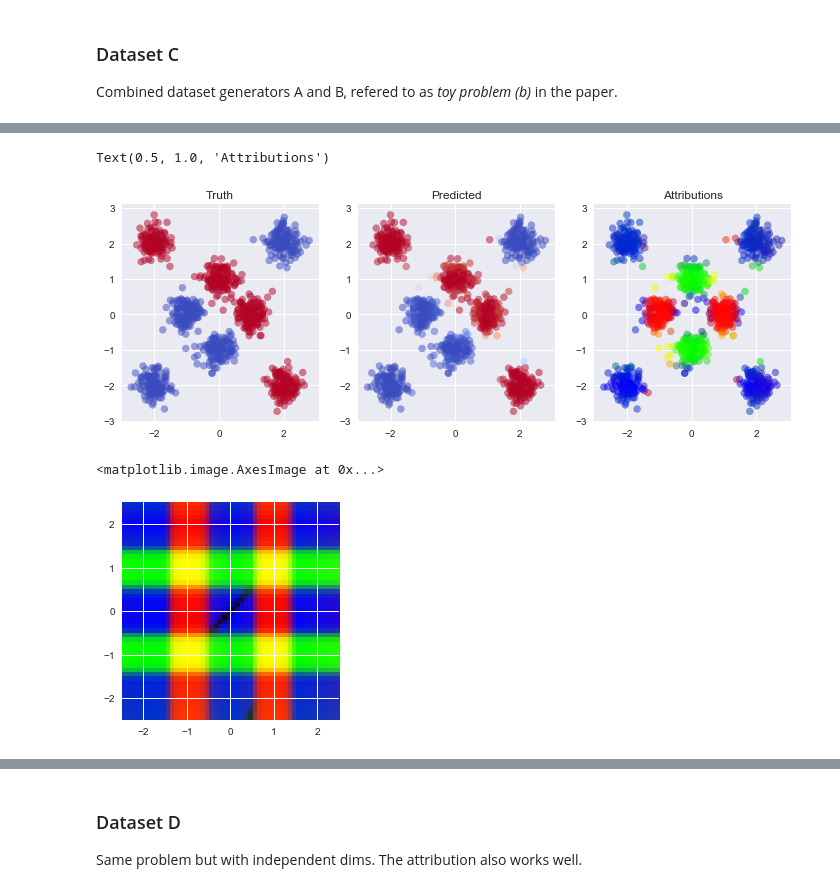
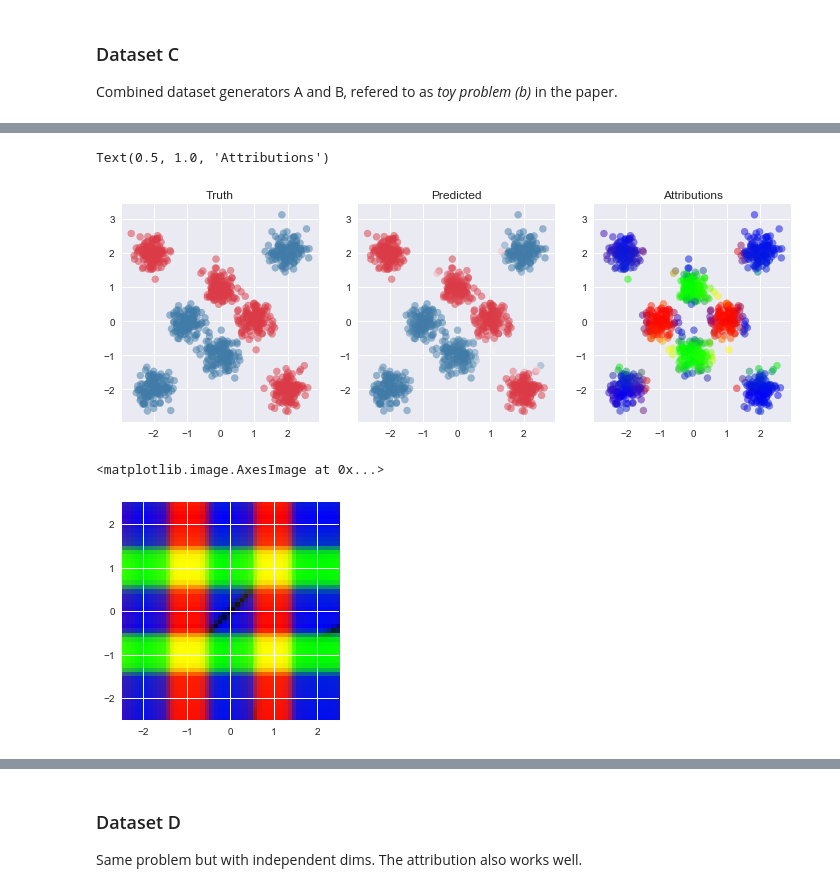
Before and after one commit to deezer/interpretable_nn_attribution, a Jupyter notebook: toy/toy_examples.ipynb, the cells around one changed output, grey strips where cells are left out. Saved outputs shown, nothing was run; the diff lists cells and outputs as text; code cells hidden in the pictures.

```diff
--- a/toy/toy_examples.ipynb
+++ b/toy/toy_examples.ipynb
@@ -16,8 +16,10 @@ print(tf.__version__)
 2.2.0
 # %%
 import matplotlib.pyplot as plt
+import seaborn as sns
 plt.style.use('seaborn')
 plt.set_cmap('coolwarm')
+g_cmap = sns.diverging_palette(240, 10, n=7, as_cmap=True)
 
 %matplotlib inline
 # %%
@@ -293,7 +296,7 @@ m = Interpretable_FF(hidden_dim = 16)
 m.compile()
 # m.model.summary()
 # %%
-data_gen = make_generator(datagen_C, {'bs': 256})
+data_gen = make_generator(datagen_C, {'bs': 256, 'noise_level': 0.25})
 
 m.fit(data_gen, epochs=30, steps_per_epoch=500, verbose=2)
 # %% [output]
@@ -317,22 +320,23 @@ Epoch 30/30
 <tensorflow.python.keras.callbacks.History at 0x...>
 # %%
-x, y = datagen_C(1024)
+x, y = datagen_C(1024, noise_level = 0.25)
 p = m.predict(x)
-a = get_attributions(m.model_int.predict(x), m.C_residual, mode='L1')
+q = m.model_int.predict(x)
+a = get_attributions(q, m.C_residual, mode='L1')
 
 plt.figure(figsize = (12, 4))
 plt.subplot(1,3,1)
-plt.scatter(x[:,0], x[:,1], c = y[:,0], alpha=0.5)
+plt.scatter(x[:,0], x[:,1], c = y[:,0], alpha=0.5, cmap=g_cmap)
 plt.title('Truth')
 plt.subplot(1,3,2)
-plt.scatter(x[:,0], x[:,1], c = p[:,0], alpha=0.5)
+plt.scatter(x[:,0], x[:,1], c = p[:,0], alpha=0.5, cmap=g_cmap)
 plt.title('Predicted')
 plt.subplot(1,3,3)
 plt.scatter(x[:,0], x[:,1], c = a, alpha=0.5)
 plt.title('Attributions')
 # %% [output]
 Text(0.5, 1.0, 'Attributions')
-[figure, old version]
+[figure, new version]
 # %%
 ''' Better visualise the attribution space, i.e. p(M|X).
 Note: we also compute them for out of distribution points. '''
@@ -343,4 +347,4 @@ A = get_attributions(m.model_int.predict(X), m.C_residual)
 plt.imshow(A.numpy().reshape((mesh_size, mesh_size, -1)), extent=[-2.5,2.5,-2.5,2.5])
 # %% [output]
 <matplotlib.image.AxesImage at 0x...>
-[figure, old version]
+[figure, new version]
```
Also changed, not shown: parts of 7 cells of this notebook, 8 other files.
